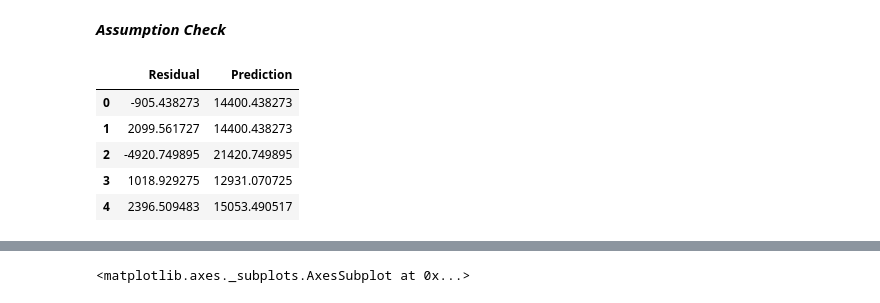
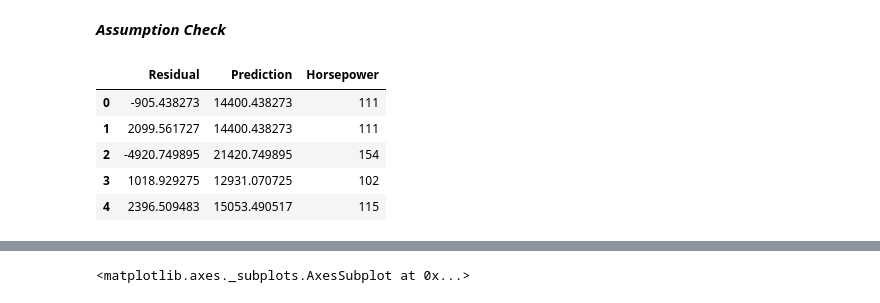
Before and after one commit to MagicYYe/NYU_Integrated_Marketing, a Jupyter notebook: Final_Project_(zy2170).ipynb, the cells around one changed output, grey strips where cells are left out. Cells and saved outputs as stored; diff of their text form; code cells hidden in the pictures.

```diff
--- a/Final_Project_(zy2170).ipynb
+++ b/Final_Project_(zy2170).ipynb
@@ -116,12 +112,12 @@ Warnings:
 # %%
 predictions = model.predict(X)
 residuals =y-predictions
-df_res=pd.DataFrame({'Residual': residuals, 'Prediction': predictions})
+df_res=pd.DataFrame({'Residual': residuals, 'Prediction': predictions, "Horsepower":X['horsepower']})
 df_res.head()
 # %% [output]
-|  | Residual | Prediction |
-| 0 | -905.438273 | 14400.438273 |
-| 1 | 2099.561727 | 14400.438273 |
-| 2 | -4920.749895 | 21420.749895 |
-| 3 | 1018.929275 | 12931.070725 |
-| 4 | 2396.509483 | 15053.490517 |
+|  | Residual | Prediction | Horsepower |
+| 0 | -905.438273 | 14400.438273 | 111 |
+| 1 | 2099.561727 | 14400.438273 | 111 |
+| 2 | -4920.749895 | 21420.749895 | 154 |
+| 3 | 1018.929275 | 12931.070725 | 102 |
+| 4 | 2396.509483 | 15053.490517 | 115 |
```
Also changed, not shown: parts of 6 cells of this notebook.
